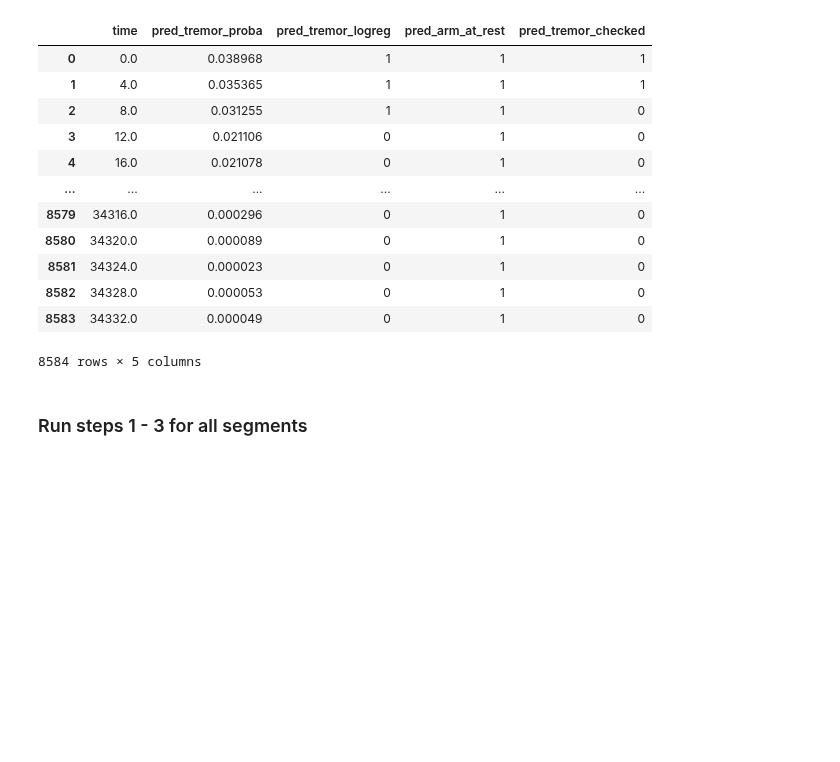
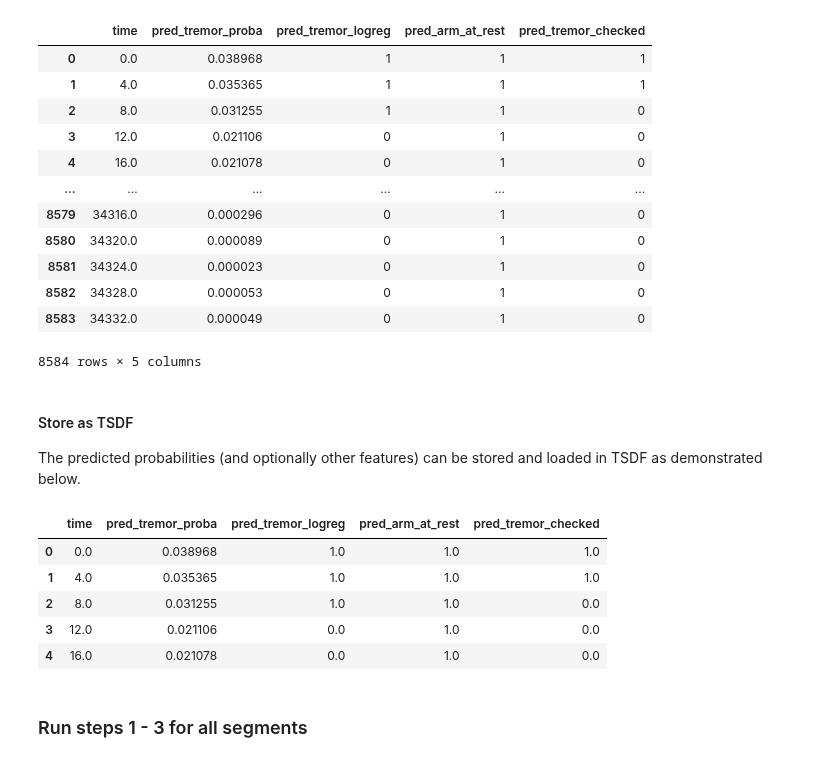
Before and after one commit to biomarkersParkinson/paradigma, a Jupyter notebook: docs/tutorials/tremor_analysis.ipynb, the cells around one changed output. Drawn from its saved outputs; the diff is of its cells as text; code cells hidden in the pictures; blank space fills up the shorter version.

Commit message:
Add TSDF store option to termor tutorial

```diff
--- a/docs/tutorials/tremor_analysis.ipynb
+++ b/docs/tutorials/tremor_analysis.ipynb
@@ -139,3 +139,6 @@ A threshold of 50 deg²/s² is used to determine whether the arm is at rest or i
 | 8582 | 34328.0 | 0.000053 | 0 | 1 | 0 |
 | 8583 | 34332.0 | 0.000049 | 0 | 1 | 0 |
 8584 rows × 5 columns
+# %% [markdown]
+#### Store as TSDF
+The predicted probabilities (and optionally other features) can be stored and loaded in TSDF as demonstrated below.
@@ -142,3 +172,13 @@ A threshold of 50 deg²/s² is used to determine whether the arm is at rest or i
+# %%
+df_predictions, _, _ = load_tsdf_dataframe(path_to_data, prefix=f'segment{segment_nr}')
+df_predictions.head()
+# %% [output]
+|  | time | pred_tremor_proba | pred_tremor_logreg | pred_arm_at_rest | pred_tremor_checked |
+| 0 | 0.0 | 0.038968 | 1.0 | 1.0 | 1.0 |
+| 1 | 4.0 | 0.035365 | 1.0 | 1.0 | 1.0 |
+| 2 | 8.0 | 0.031255 | 1.0 | 1.0 | 0.0 |
+| 3 | 12.0 | 0.021106 | 0.0 | 1.0 | 0.0 |
+| 4 | 16.0 | 0.021078 | 0.0 | 1.0 | 0.0 |
 # %% [markdown]
 ### Run steps 1 - 3 for all segments <a id='multiple_segments_cell'></a>
 # %% [markdown]
```
Also changed, not shown: parts of 2 cells of this notebook.
